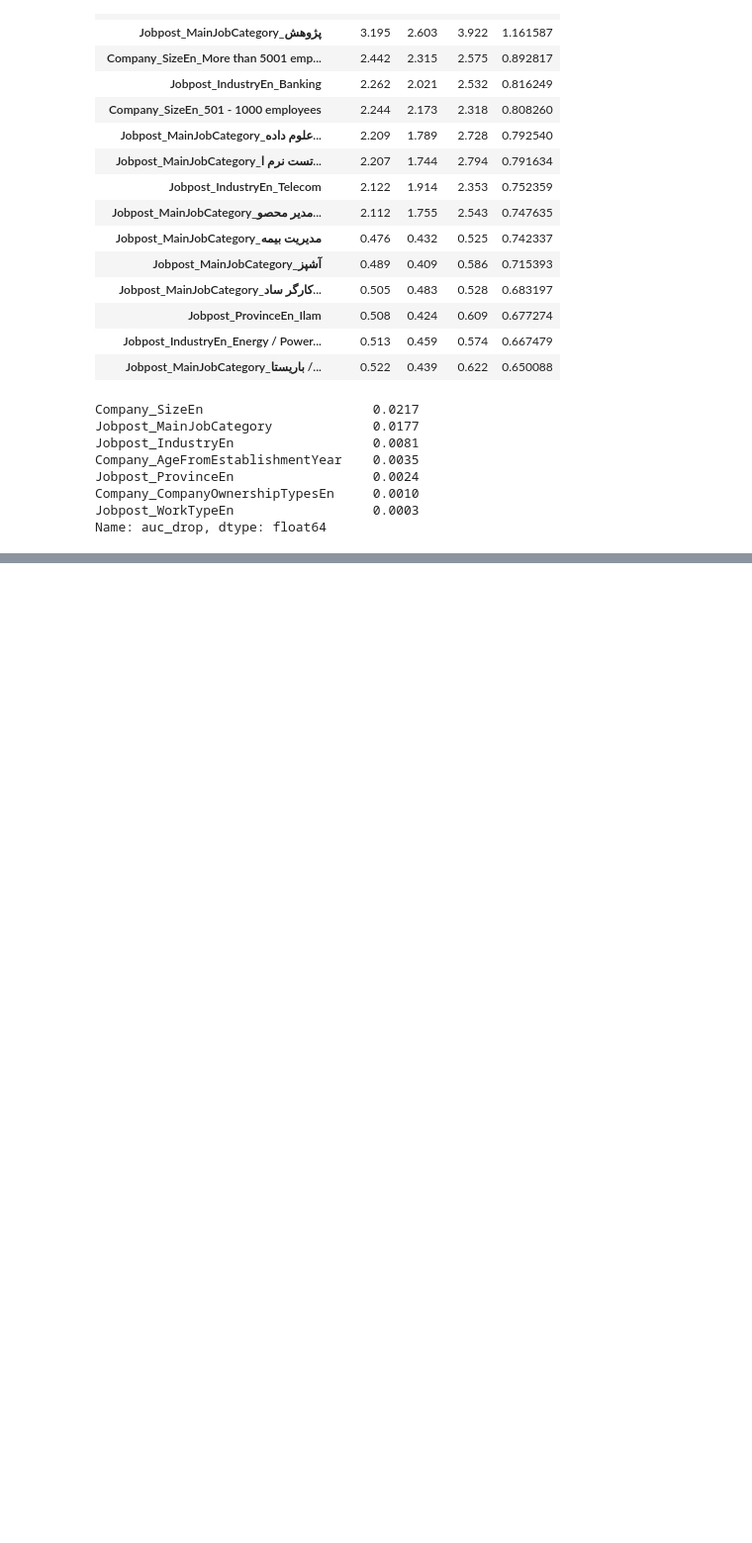
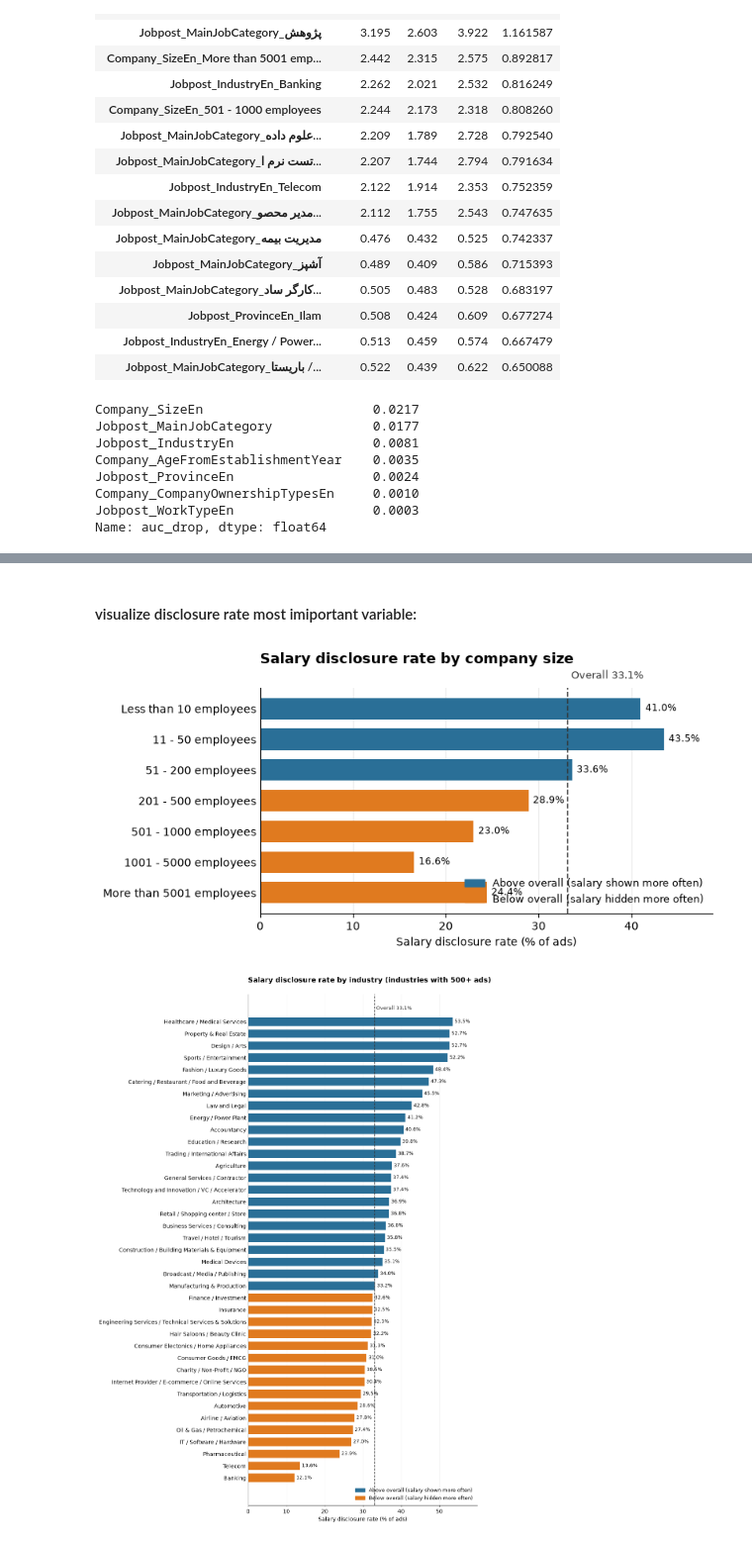
Before and after one commit to Abolfazl-Moradi006/JobVision-Jobposts-Data-Analysis, a Jupyter notebook: notebooks/01_missing_values.ipynb, the cells around one changed output, grey strips where cells are left out. Shown at 99% size. Cells and saved outputs as stored; diff of their text form; code cells hidden in the pictures; blank space fills up the shorter version.

Commit message:
finish tasks of missing_values notebook

```diff
--- a/notebooks/01_missing_values.ipynb
+++ b/notebooks/01_missing_values.ipynb
@@ -265,6 +267,6 @@ rates = {c: disclosure_rate(c) for c in cols}
 
 for c, t in rates.items():
     print(f"\n--- {c} ---")
-    print(t)
+    display(t)
 # %% [output]
 --- Jobpost_ProvinceEn ---
@@ -441,0 +556,57 @@ Name: auc_drop, dtype: float64
+# %% [markdown]
+#### visualize disclosure rate most imiportant variable:
+# %%
+#Visualize the disclosure rate for the most important variables
+overall = jobposts_clean["salary_disclosed"].mean() * 100
+BLUE, ORANGE = "#2a6f97", "#e07a1f"
+
+def plot_rates(col, title, fname, min_n=500, order=None, width=9):
+    t = rates[col].query("ads >= @min_n")
+    t = t.loc[order] if order else t.sort_values("rate", ascending=False)
+
+    colors = [BLUE if r >= overall else ORANGE for r in t["rate"]]
+
+    fig, ax = plt.subplots(figsize=(width, 0.32 * len(t) + 1.8))
+    bars = ax.barh(t.index, t["rate"], color=colors, height=0.7)
+    ax.invert_yaxis()                                   # first row at the top
+
+    ax.axvline(overall, color="#333333", ls="--", lw=1.2)
+    ax.text(overall + 0.4, -0.9, f"Overall {overall:.1f}%",
+            fontsize=9, color="#333333", va="bottom")
+
+    # value labels
+    for bar, r in zip(bars, t["rate"]):
+        ax.text(r + 0.5, bar.get_y() + bar.get_height() / 2, f"{r:.1f}%",
+                va="center", fontsize=8.5)
+
+    ax.set_xlim(0, t["rate"].max() * 1.12)
+    ax.set_xlabel("Salary disclosure rate (% of ads)")
+    ax.set_title(title, loc="left", fontsize=13, fontweight="bold", pad=22)
+    ax.xaxis.grid(True, alpha=0.25)
+    ax.set_axisbelow(True)
+    for s in ["top", "right"]:
+        ax.spines[s].set_visible(False)
+    ax.tick_params(axis="y", length=0)
+
+    # small legend explaining colors
+    from matplotlib.patches import Patch
+    ax.legend(handles=[Patch(color=BLUE, label="Above overall (salary shown more often)"),
+                       Patch(color=ORANGE, label="Below overall (salary hidden more often)")],
+              loc="lower right", frameon=False, fontsize=9)
+
+    plt.tight_layout()
+    plt.savefig(f"../outputs/figures/{fname}.png", dpi=200, bbox_inches="tight")
+    plt.show()
+
+size_order = ["Less than 10 employees", "11 - 50 employees", "51 - 200 employees",
+              "201 - 500 employees", "501 - 1000 employees",
+              "1001 - 5000 employees", "More than 5001 employees"]
+
+plot_rates("Company_SizeEn", "Salary disclosure rate by company size",
+           "disclosure_by_company_size", order=size_order, width=8)
+
+plot_rates("Jobpost_IndustryEn", "Salary disclosure rate by industry (industries with 500+ ads)",
+           "disclosure_by_industry", width=10)
+# %% [output]
+[figure, added]
+[figure, added]
```
Also changed, not shown: parts of 11 cells of this notebook.
